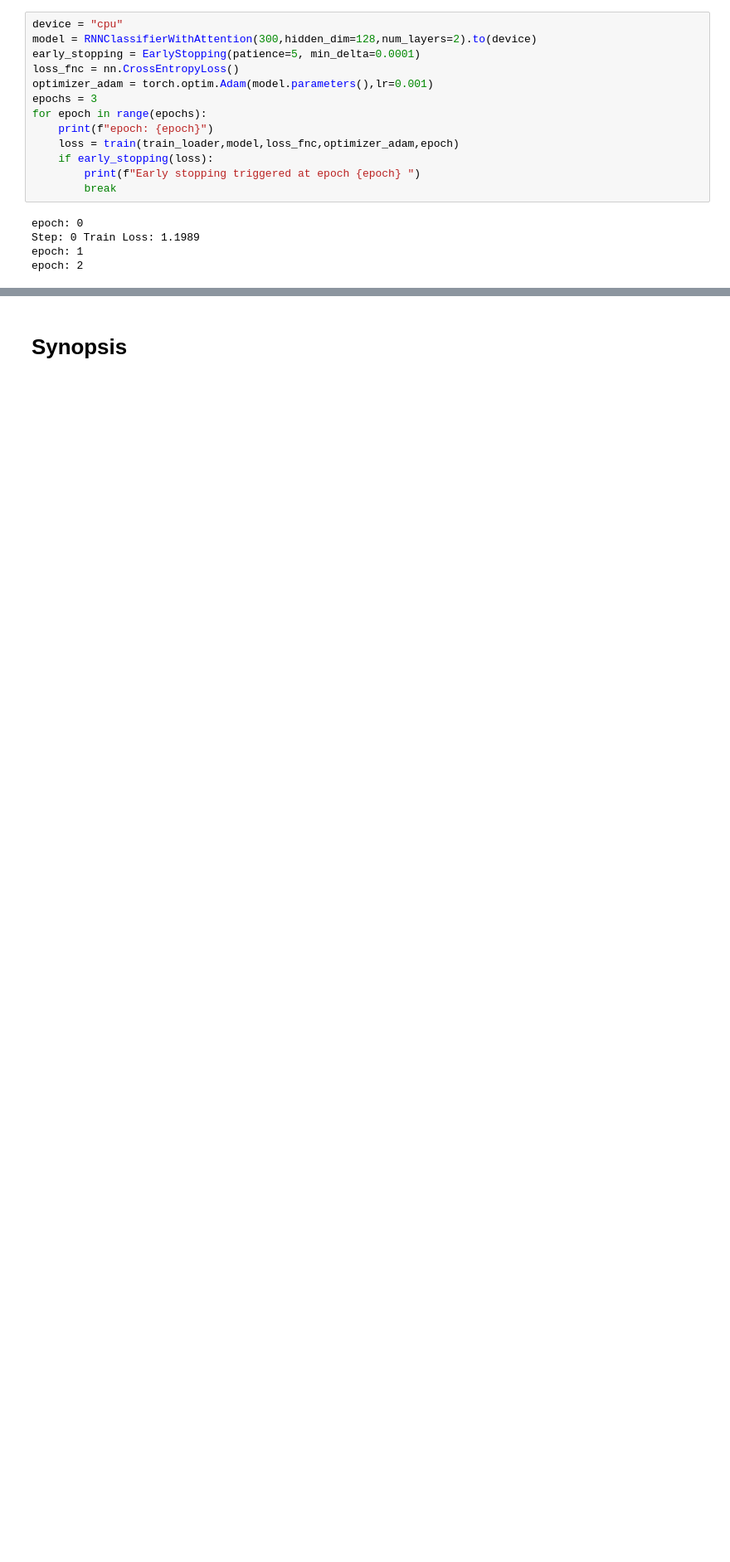
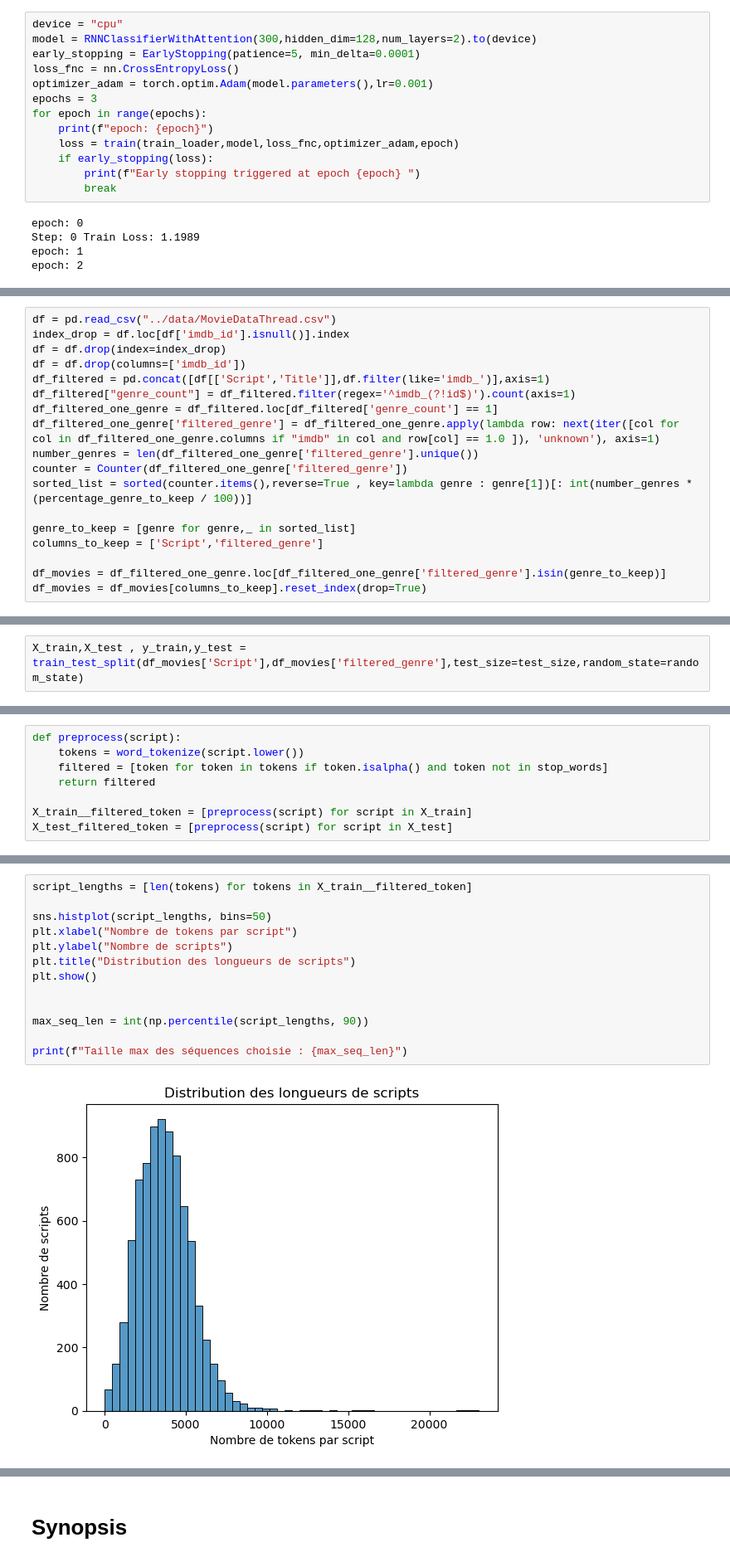
Before and after one commit to SolideSpoke/Movie-Script-Classification-and-Generation, a Jupyter notebook: project/best_models_classification/rnn.ipynb, the cells around one changed output, grey strips where cells are left out. Shown at 83% size. Cells and saved outputs as stored; diff of their text form; blank space fills up the shorter version.

```diff
--- a/project/best_models_classification/rnn.ipynb
+++ b/project/best_models_classification/rnn.ipynb
@@ -343,0 +378,18 @@ imdb_documentary       0.83      0.89      0.86        65
+# %%
+df = pd.read_csv("../data/MovieDataThread.csv")
+index_drop = df.loc[df['imdb_id'].isnull()].index
+df = df.drop(index=index_drop)
+df = df.drop(columns=['imdb_id'])
+df_filtered = pd.concat([df[['Script','Title']],df.filter(like='imdb_')],axis=1)
+df_filtered["genre_count"] = df_filtered.filter(regex='^imdb_(?!id$)').count(axis=1)
+df_filtered_one_genre = df_filtered.loc[df_filtered['genre_count'] == 1]
+df_filtered_one_genre['filtered_genre'] = df_filtered_one_genre.apply(lambda row: next(iter([col for col in df_filtered_one_genre.columns if "imdb" in col and row[col] == 1.0 ]), 'unknown'), axis=1)
+number_genres = len(df_filtered_one_genre['filtered_genre'].unique())
+counter = Counter(df_filtered_one_genre['filtered_genre'])
+sorted_list = sorted(counter.items(),reverse=True , key=lambda genre : genre[1])[: int(number_genres * (percentage_genre_to_keep / 100))]
+
+genre_to_keep = [genre for genre,_ in sorted_list]
+columns_to_keep = ['Script','filtered_genre']
+
+df_movies = df_filtered_one_genre.loc[df_filtered_one_genre['filtered_genre'].isin(genre_to_keep)]
+df_movies = df_movies[columns_to_keep].reset_index(drop=True)
@@ -343,0 +402,2 @@ imdb_documentary       0.83      0.89      0.86        65
+# %%
+X_train,X_test , y_train,y_test = train_test_split(df_movies['Script'],df_movies['filtered_genre'],test_size=test_size,random_state=random_state)
@@ -343,0 +462,8 @@ imdb_documentary       0.83      0.89      0.86        65
+# %%
+def preprocess(script):
+    tokens = word_tokenize(script.lower())
+    filtered = [token for token in tokens if token.isalpha() and token not in stop_words]
+    return filtered
+
+X_train__filtered_token = [preprocess(script) for script in X_train]
+X_test_filtered_token = [preprocess(script) for script in X_test]
@@ -343,0 +472,15 @@ imdb_documentary       0.83      0.89      0.86        65
+# %%
+script_lengths = [len(tokens) for tokens in X_train__filtered_token]
+
+sns.histplot(script_lengths, bins=50)
+plt.xlabel("Nombre de tokens par script")
+plt.ylabel("Nombre de scripts")
+plt.title("Distribution des longueurs de scripts")
+plt.show()
+
+
+max_seq_len = int(np.percentile(script_lengths, 90))
+
+print(f"Taille max des séquences choisie : {max_seq_len}")
+# %% [output]
+[figure, added]
```
Also changed, not shown: parts of 13 cells of this notebook, 3 other files.
